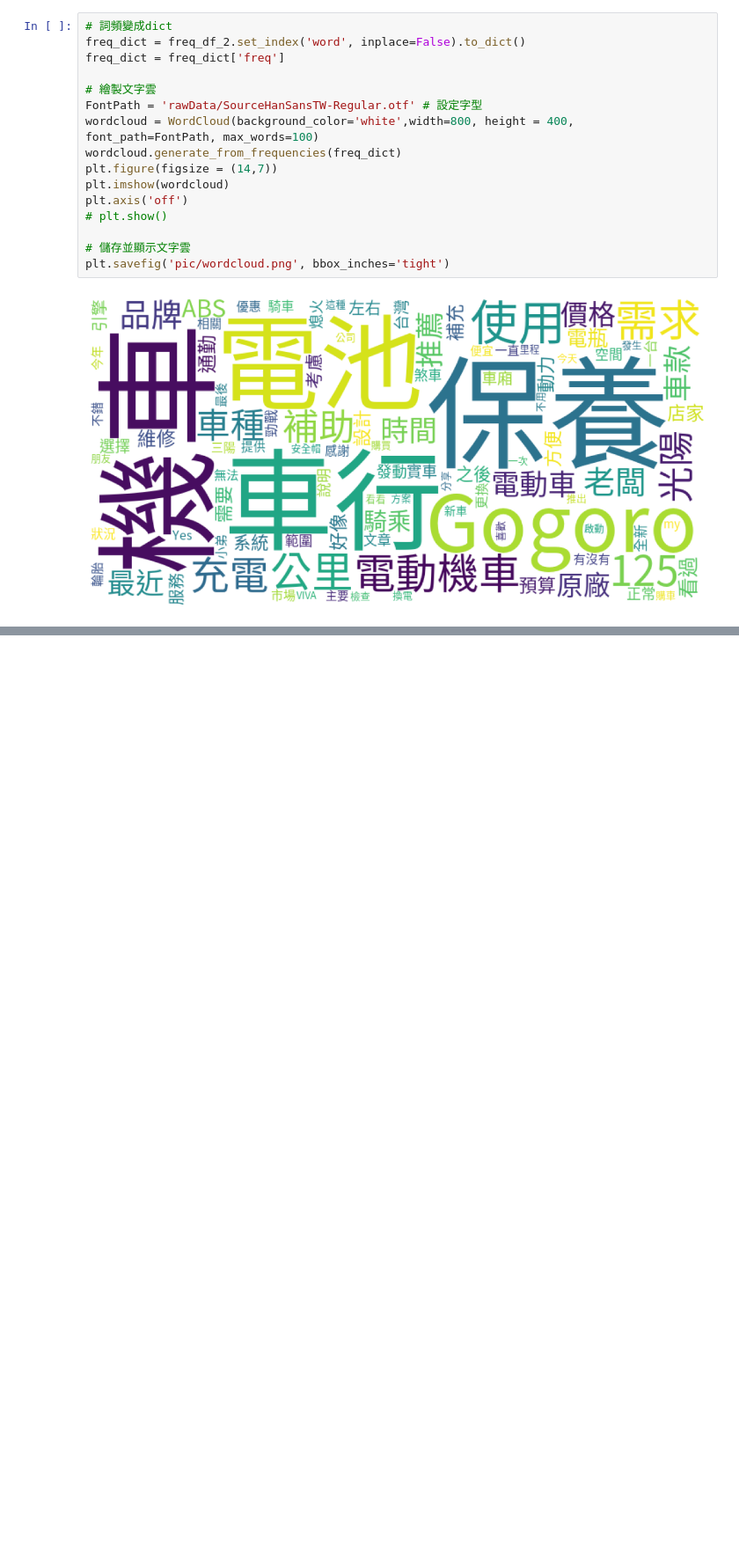
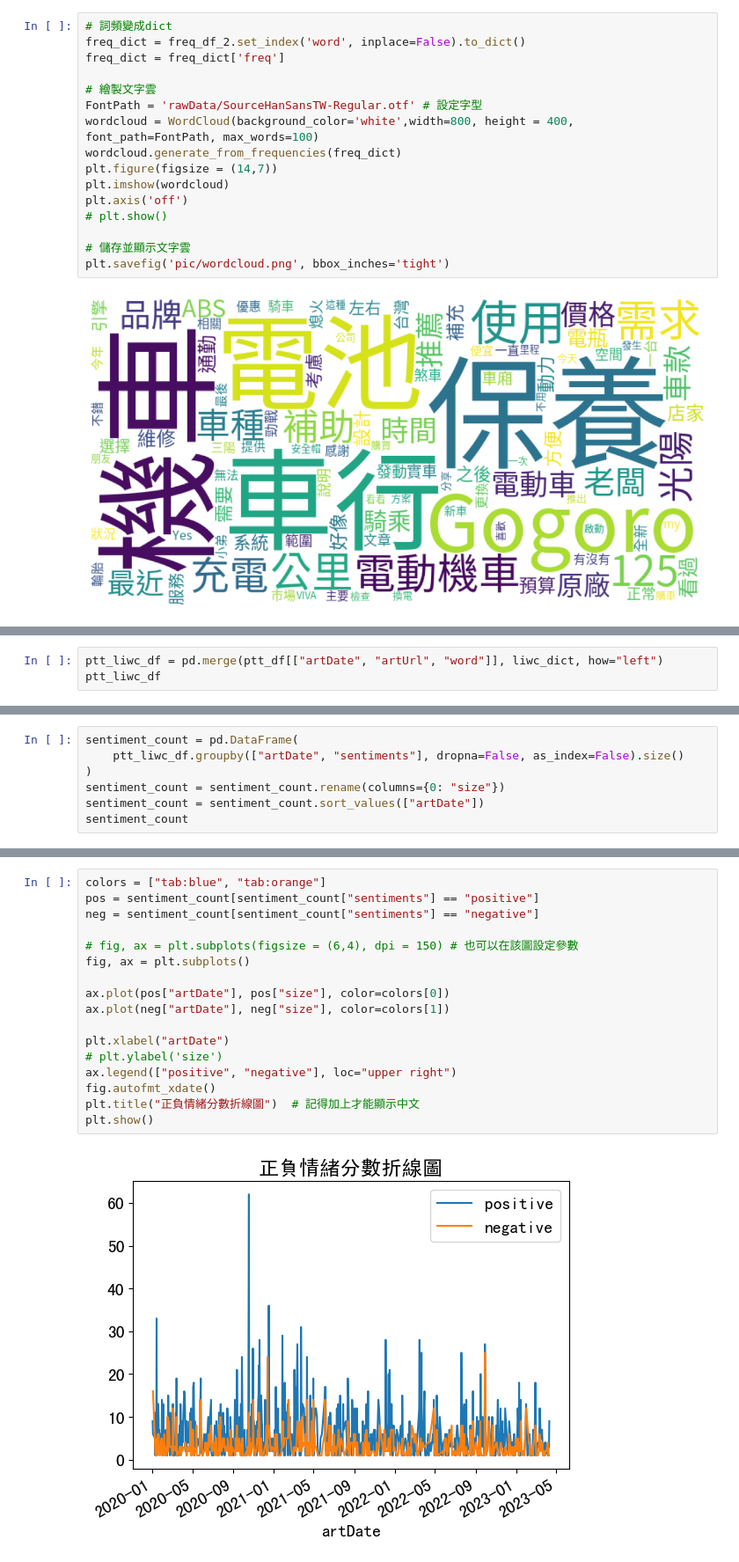
Before and after one commit to collin0825/SocialMediaProject, a Jupyter notebook: report.ipynb, the cells around one changed output, grey strips where cells are left out. Shown at 88% size. Saved outputs shown, nothing was run; the diff lists cells and outputs as text; blank space fills up the shorter version.

Commit message:
sentiment analysis

```diff
--- a/report.ipynb
+++ b/report.ipynb
@@ -296,0 +346,3 @@ plt.savefig('pic/wordcloud.png', bbox_inches='tight')
+# %%
+ptt_liwc_df = pd.merge(ptt_df[["artDate", "artUrl", "word"]], liwc_dict, how="left")
+ptt_liwc_df
@@ -296,0 +366,7 @@ plt.savefig('pic/wordcloud.png', bbox_inches='tight')
+# %%
+sentiment_count = pd.DataFrame(
+    ptt_liwc_df.groupby(["artDate", "sentiments"], dropna=False, as_index=False).size()
+)
+sentiment_count = sentiment_count.rename(columns={0: "size"})
+sentiment_count = sentiment_count.sort_values(["artDate"])
+sentiment_count
@@ -296,0 +402,19 @@ plt.savefig('pic/wordcloud.png', bbox_inches='tight')
+# %%
+colors = ["tab:blue", "tab:orange"]
+pos = sentiment_count[sentiment_count["sentiments"] == "positive"]
+neg = sentiment_count[sentiment_count["sentiments"] == "negative"]
+
+# fig, ax = plt.subplots(figsize = (6,4), dpi = 150) # 也可以在該圖設定參數
+fig, ax = plt.subplots()
+
+ax.plot(pos["artDate"], pos["size"], color=colors[0])
+ax.plot(neg["artDate"], neg["size"], color=colors[1])
+
+plt.xlabel("artDate")
+# plt.ylabel('size')
+ax.legend(["positive", "negative"], loc="upper right")
+fig.autofmt_xdate()
+plt.title("正負情緒分數折線圖")  # 記得加上才能顯示中文
+plt.show()
+# %% [output]
+[figure, added]
```
Also changed, not shown: parts of 96 cells of this notebook, 2 other files.
